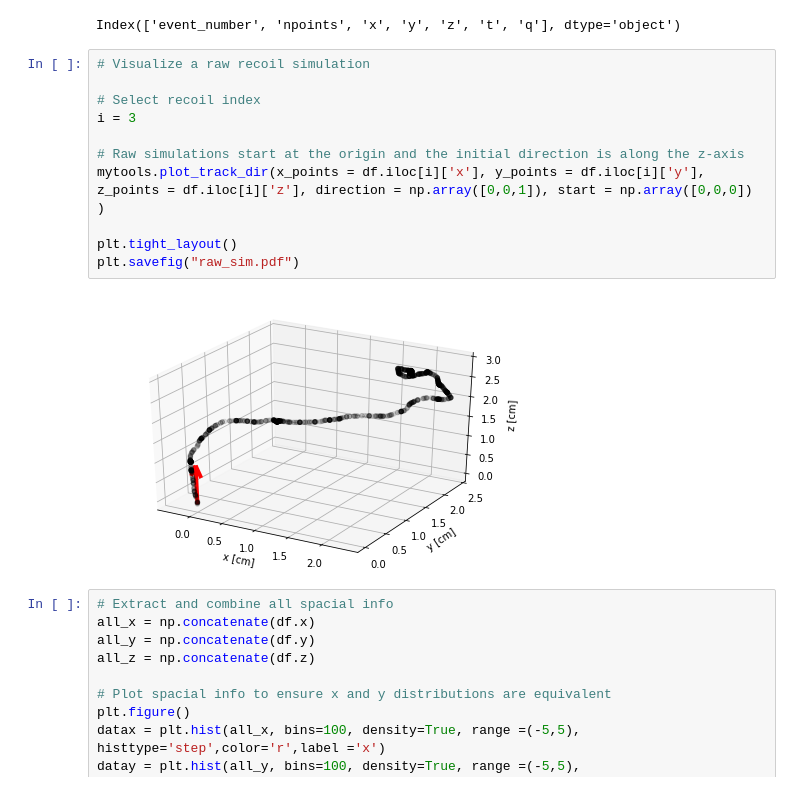
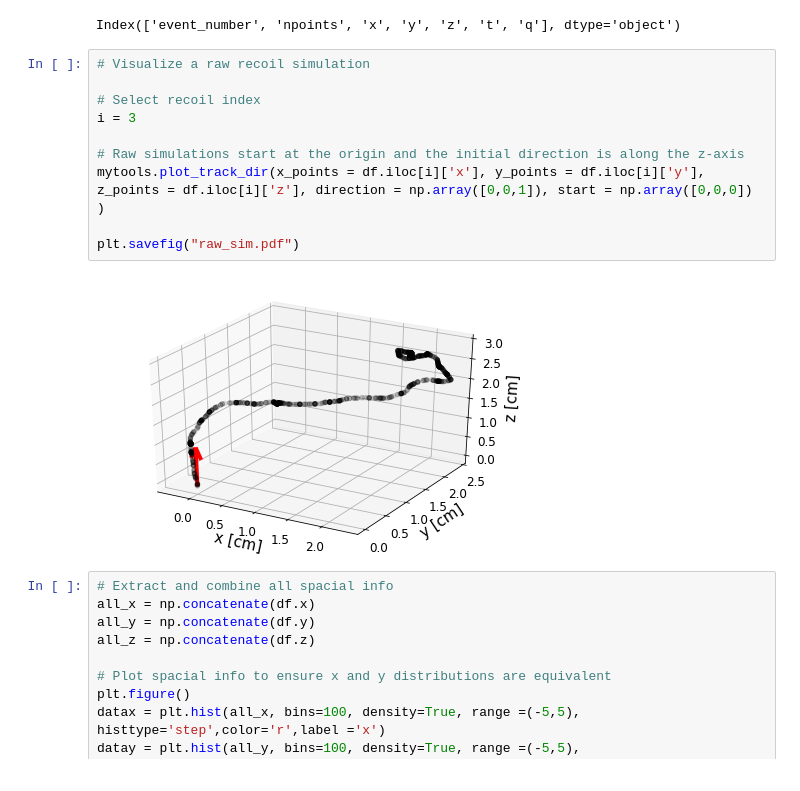
Before and after one commit to mghrear/3D_Heteroscedastic_Convnet, a Jupyter notebook: explore_data.ipynb, the cells around one changed output. Saved outputs shown, nothing was run; the diff lists cells and outputs as text.

```diff
--- a/explore_data.ipynb
+++ b/explore_data.ipynb
@@ -41,16 +41,15 @@ Index(['event_number', 'npoints', 'x', 'y', 'z', 't', 'q'], dtype='object')
 # %%
 # Visualize a raw recoil simulation
 
 # Select recoil index
 i = 3
 
 # Raw simulations start at the origin and the initial direction is along the z-axis
 mytools.plot_track_dir(x_points = df.iloc[i]['x'], y_points = df.iloc[i]['y'], z_points = df.iloc[i]['z'], direction = np.array([0,0,1]), start = np.array([0,0,0])  )
 
-plt.tight_layout()
 plt.savefig("raw_sim.pdf")
 # %% [output]
-[figure, old version]
+[figure, new version]
 # %%
 # Extract and combine all spacial info
 all_x = np.concatenate(df.x)
```
Also changed, not shown: parts of 5 cells of this notebook, 1 other file.
